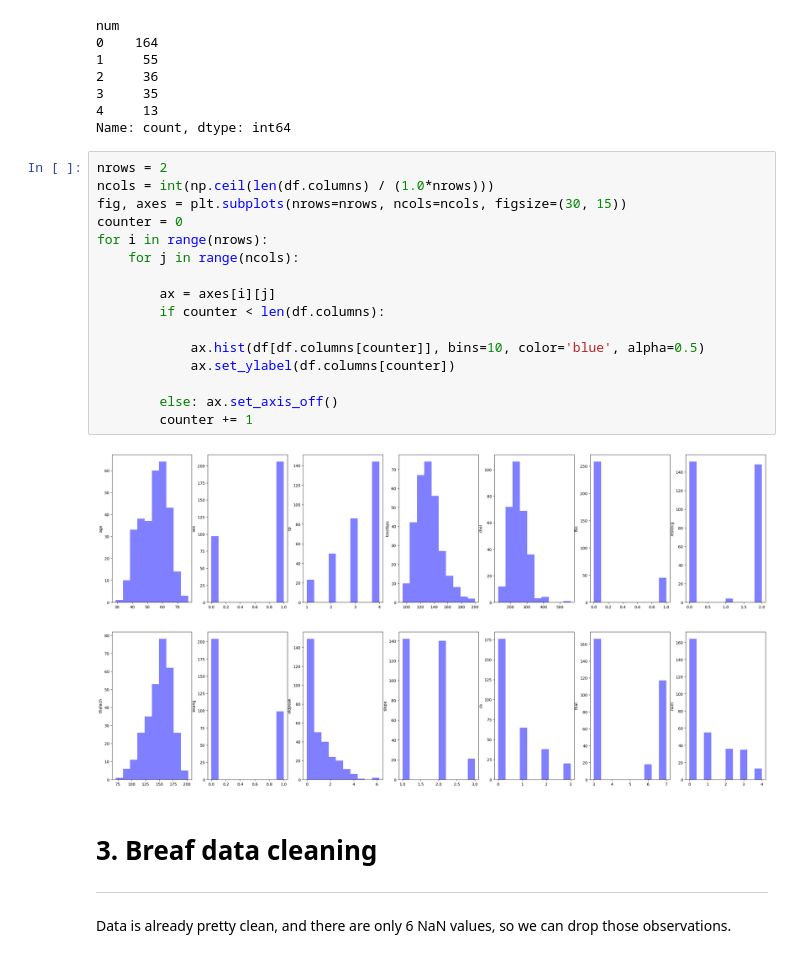
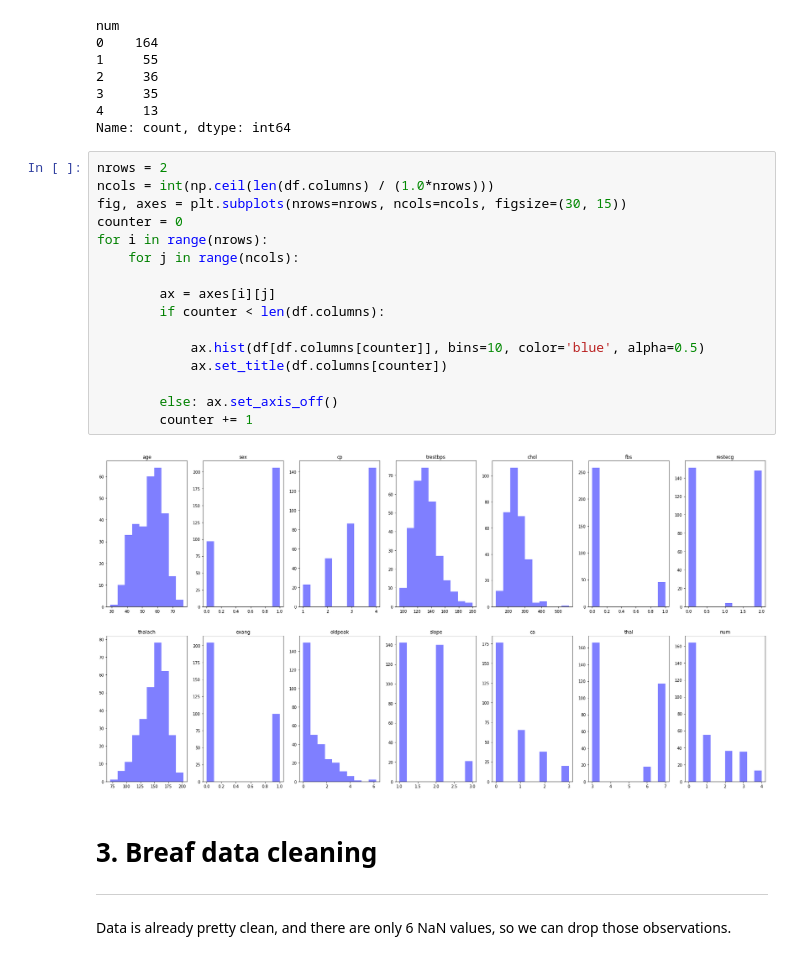
Before and after one commit to mishasilva01/FAA_project1, a Jupyter notebook: project1_notebook.ipynb, the cells around one changed output. Cells and saved outputs as stored; diff of their text form.

```diff
--- a/project1_notebook.ipynb
+++ b/project1_notebook.ipynb
@@ -153,21 +153,21 @@ Name: count, dtype: int64
 # %%
 nrows = 2
 ncols = int(np.ceil(len(df.columns) / (1.0*nrows)))
 fig, axes = plt.subplots(nrows=nrows, ncols=ncols, figsize=(30, 15))
 counter = 0
 for i in range(nrows):
     for j in range(ncols):
 
         ax = axes[i][j]
         if counter < len(df.columns):
 
             ax.hist(df[df.columns[counter]], bins=10, color='blue', alpha=0.5)
-            ax.set_ylabel(df.columns[counter])
+            ax.set_title(df.columns[counter])
 
         else: ax.set_axis_off()
         counter += 1
 # %% [output]
-[figure, old version]
+[figure, new version]
 # %% [markdown]
 # 3. Breaf data cleaning
 
```
